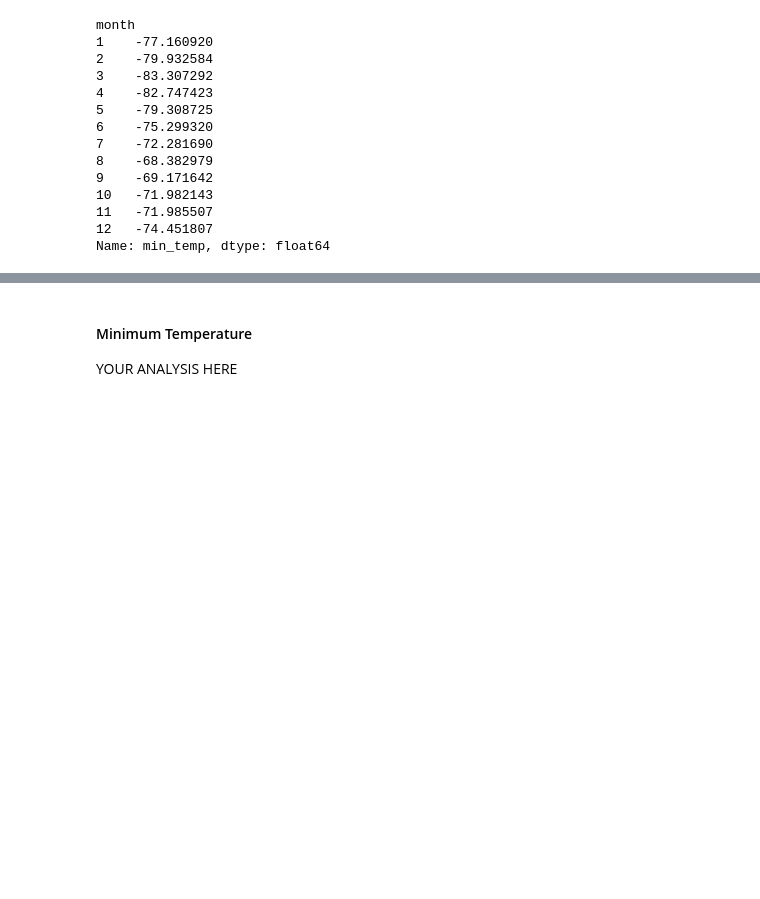
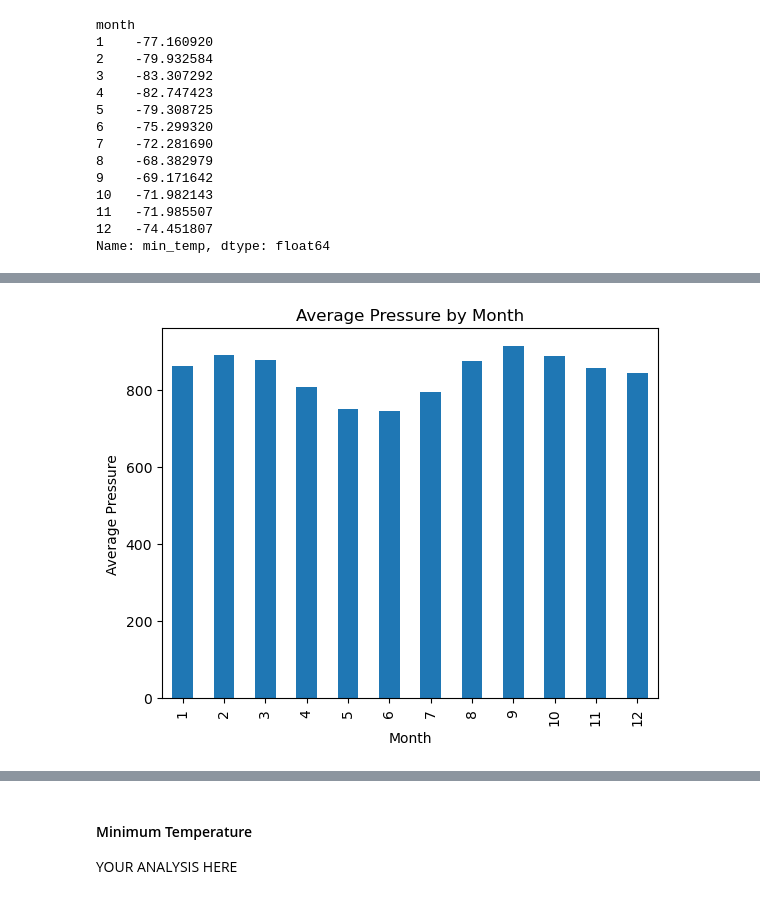
Before and after one commit to deangelica23/Data_Collection, a Jupyter notebook: part_2_mars_weather.ipynb, the cells around one changed output, grey strips where cells are left out. Saved outputs shown, nothing was run; the diff lists cells and outputs as text; code cells hidden in the pictures; blank space fills up the shorter version.

```diff
--- a/part_2_mars_weather.ipynb
+++ b/part_2_mars_weather.ipynb
@@ -164,2 +195,3 @@ Name: min_temp, dtype: float64
 # %%
 # 4. What is the average pressure by month?
+avg_pressure_by_month = mars_mission_df.groupby('month')['pressure'].mean()
@@ -188,0 +198,13 @@ Name: pressure, dtype: float64
+# %%
+# Plot the average pressure by month
+
+avg_pressure_by_month.plot(kind='bar')
+
+plt.xlabel('Month')
+plt.ylabel('Average Pressure')
+plt.title('Average Pressure by Month')
+
+
+plt.show()
+# %% [output]
+[figure, added]
```
Also changed, not shown: parts of 16 cells of this notebook, 1 other file.
